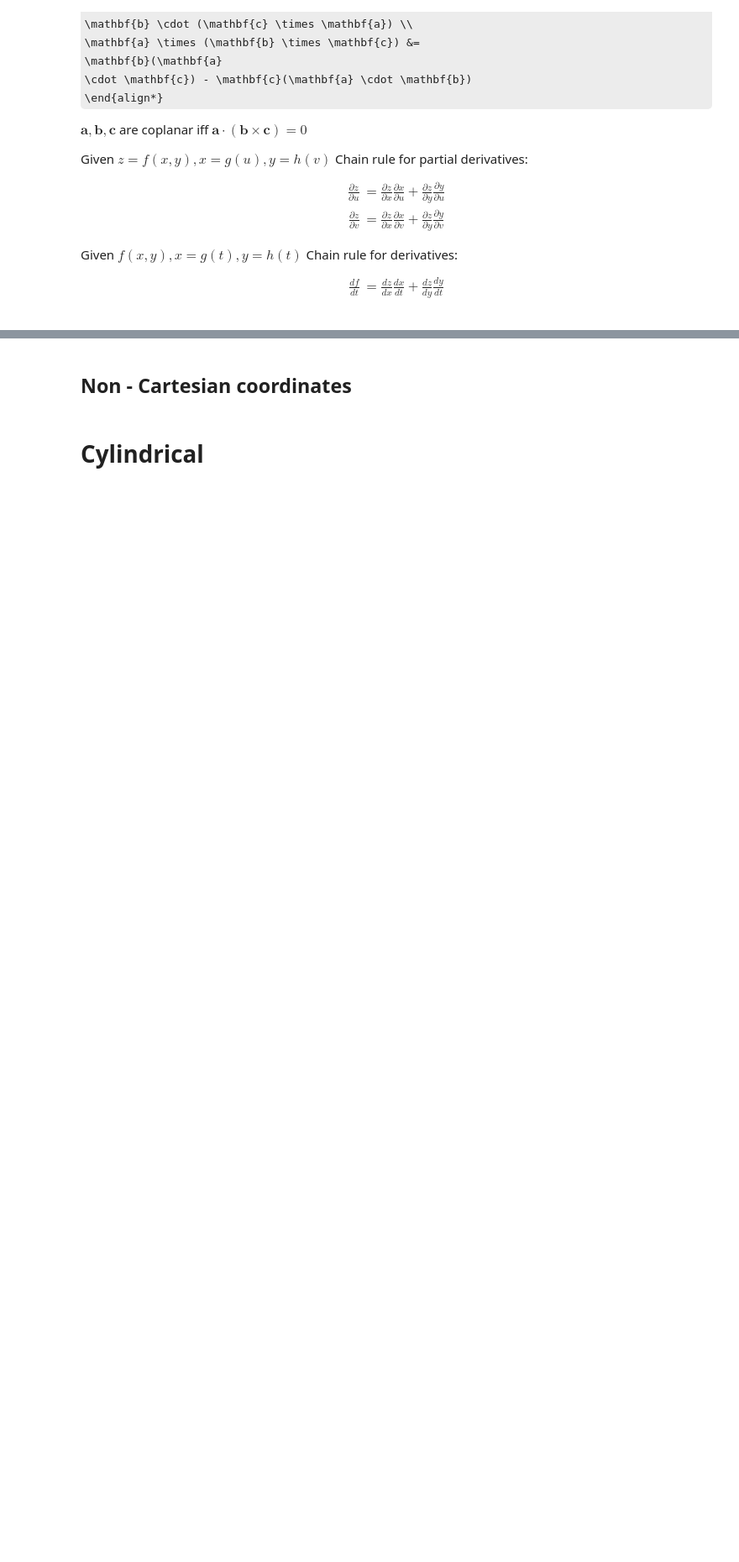
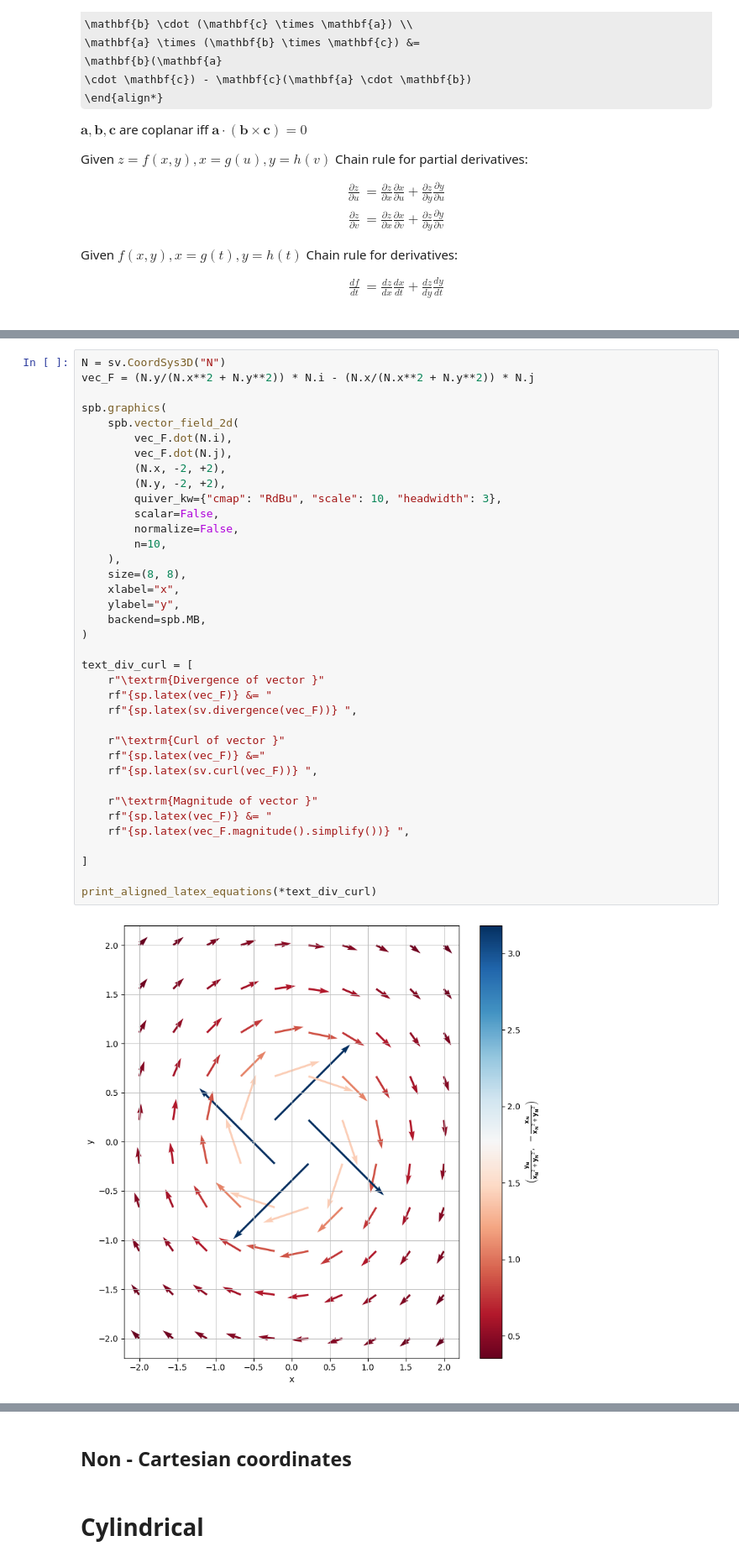
Before and after one commit to JonnyRed/Vectors-and-Tensors, a Jupyter notebook: Section-2-Vector-Operations.ipynb, the cells around one changed output, grey strips where cells are left out. Shown at 84% size. Drawn from its saved outputs; the diff is of its cells as text; some formulas as TeX source; blank space fills up the shorter version.

```diff
--- a/Section-2-Vector-Operations.ipynb
+++ b/Section-2-Vector-Operations.ipynb
@@ -345,0 +500,39 @@ Given $f(x, y), x = g(t), y = h(t)$ Chain rule for derivatives:
+# %%
+N = sv.CoordSys3D("N")
+vec_F = (N.y/(N.x**2 + N.y**2)) * N.i - (N.x/(N.x**2 + N.y**2)) * N.j
+
+spb.graphics(
+    spb.vector_field_2d(
+        vec_F.dot(N.i),
+        vec_F.dot(N.j),
+        (N.x, -2, +2),
+        (N.y, -2, +2),
+        quiver_kw={"cmap": "RdBu", "scale": 10, "headwidth": 3},
+        scalar=False,
+        normalize=False,
+        n=10,
+    ),
+    size=(8, 8),
+    xlabel="x",
+    ylabel="y",
+    backend=spb.MB,
+)
+
+text_div_curl = [
+    r"\textrm{Divergence of vector }"
+    rf"{sp.latex(vec_F)} &= "
+    rf"{sp.latex(sv.divergence(vec_F))} ",
+
+    r"\textrm{Curl of vector }"
+    rf"{sp.latex(vec_F)} &="
+    rf"{sp.latex(sv.curl(vec_F))} ",
+
+    r"\textrm{Magnitude of vector }"
+    rf"{sp.latex(vec_F)} &= "
+    rf"{sp.latex(vec_F.magnitude().simplify())} ",
+
+]
+
+print_aligned_latex_equations(*text_div_curl)
+# %% [output]
+[figure, added]
```
Also changed, not shown: parts of 14 cells of this notebook, 1 other file.
